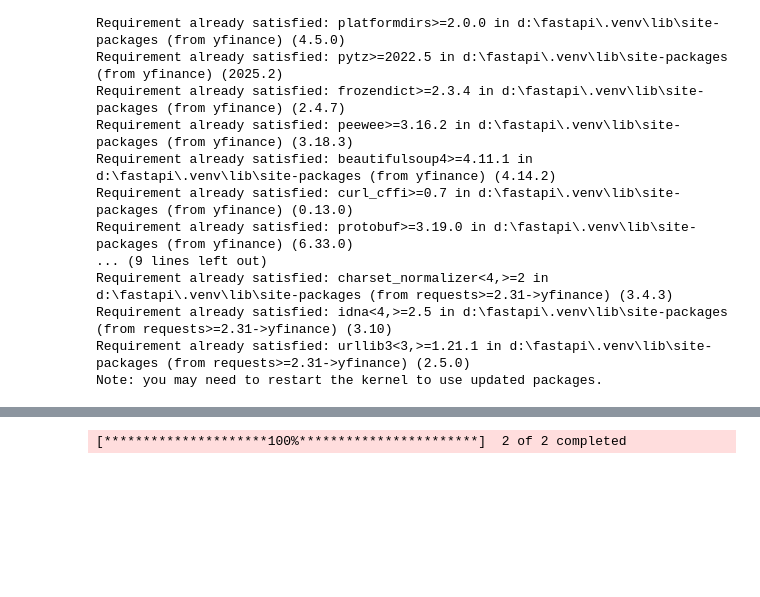
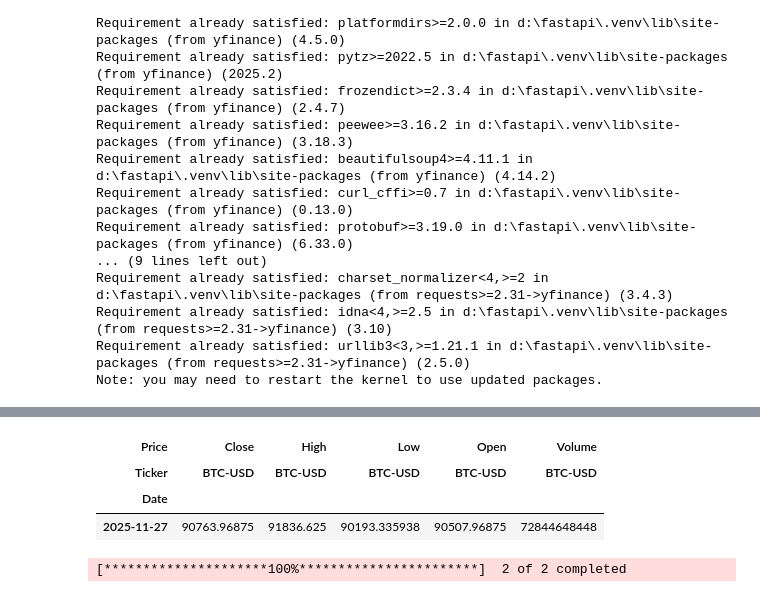
Before and after one commit to lighscent/fastapi_, a Jupyter notebook: machinelearnia/Python-Machine-Learning-master/18 - Pandas et Séries Temporelles.ipynb, the cells around one changed output, grey strips where cells are left out. Cells and saved outputs as stored; diff of their text form; code cells hidden in the pictures; blank space fills up the shorter version.

```diff
--- a/machinelearnia/Python-Machine-Learning-master/18 - Pandas et Séries Temporelles.ipynb
+++ b/machinelearnia/Python-Machine-Learning-master/18 - Pandas et Séries Temporelles.ipynb
@@ -477,3 +477,10 @@ df.sample(5)
+# %%
+df.tail(1)
+# %% [output]
+| Price | Close | High | Low | Open | Volume |
+| Ticker | BTC-USD | BTC-USD | BTC-USD | BTC-USD | BTC-USD |
+| Date |  |  |  |  |  |
+| 2025-11-27 | 90763.96875 | 91836.625 | 90193.335938 | 90507.96875 | 72844648448 |
 # %%
 import yfinance as yf
 import matplotlib.pyplot as plt
```
Also changed, not shown: parts of 9 cells of this notebook, 6 other files.
